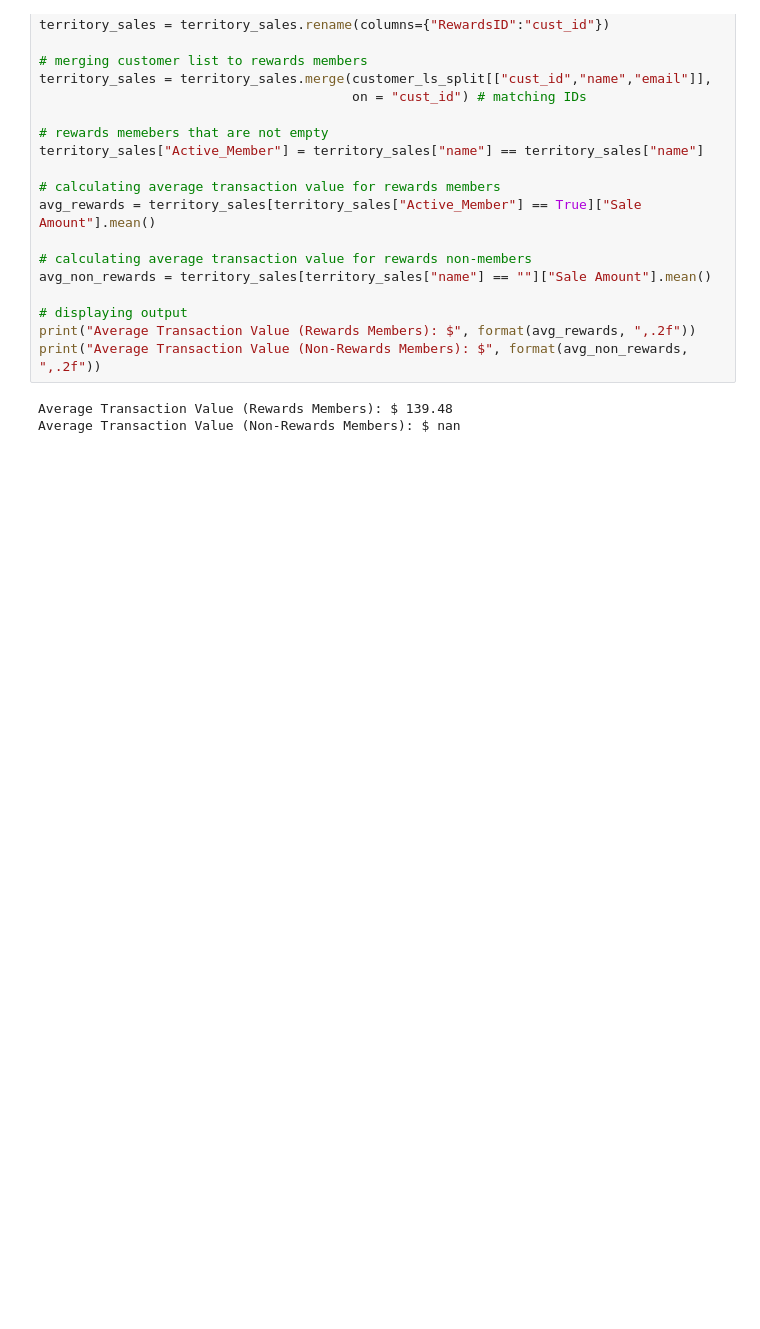
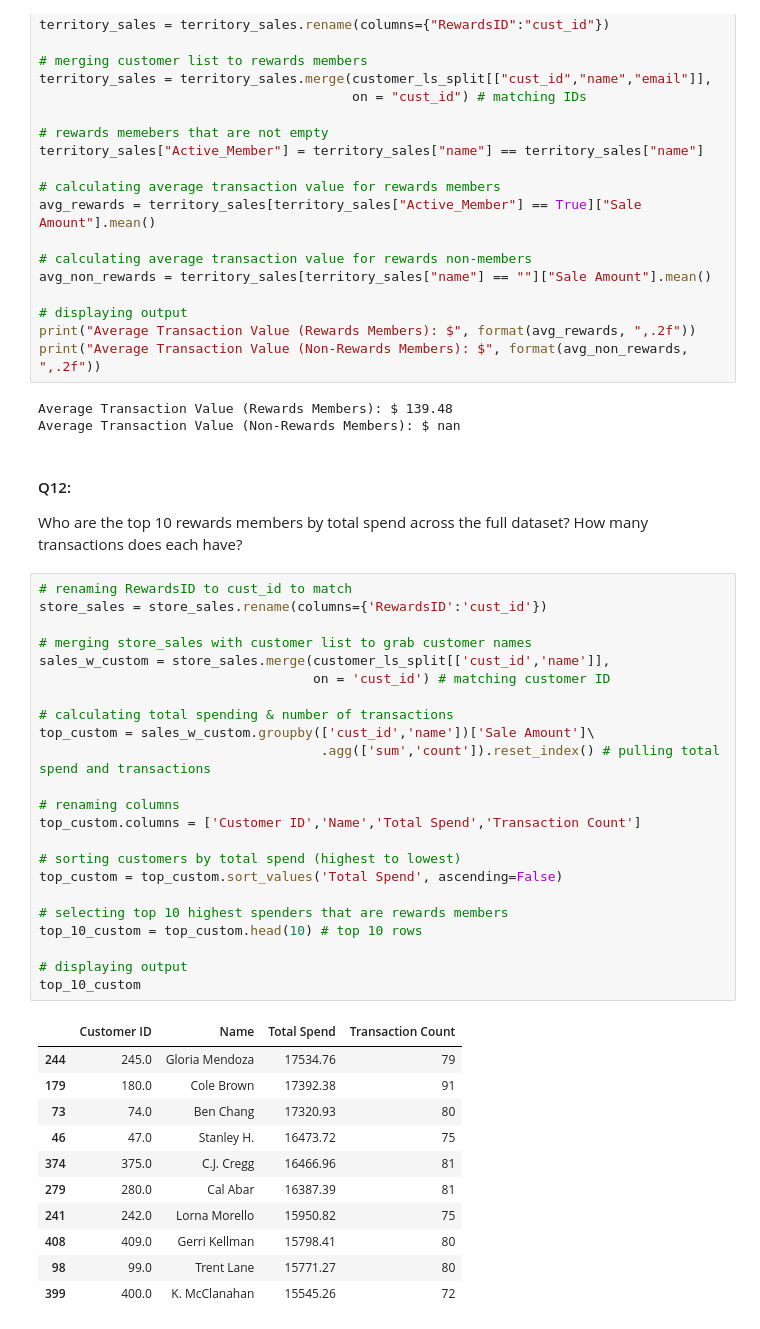
Before and after one commit to anchan-hm/Capstone_2, a Jupyter notebook: Chanthadara_bonus_analysis.ipynb, the cells around one changed output. Drawn from its saved outputs; the diff is of its cells as text; blank space fills up the shorter version.

```diff
--- a/Chanthadara_bonus_analysis.ipynb
+++ b/Chanthadara_bonus_analysis.ipynb
@@ -601,3 +601,41 @@ print("Average Transaction Value (Non-Rewards Members): $", format(avg_non_rewar
 # %% [output]
 Average Transaction Value (Rewards Members): $ 139.48
 Average Transaction Value (Non-Rewards Members): $ nan
+# %% [markdown]
+#### Q12:
+Who are the top 10 rewards members by total spend across the full dataset? How many transactions does each have?
+# %%
+# renaming RewardsID to cust_id to match
+store_sales = store_sales.rename(columns={'RewardsID':'cust_id'})
+
+# merging store_sales with customer list to grab customer names
+sales_w_custom = store_sales.merge(customer_ls_split[['cust_id','name']],
+                                   on = 'cust_id') # matching customer ID
+
+# calculating total spending & number of transactions
+top_custom = sales_w_custom.groupby(['cust_id','name'])['Sale Amount']\
+                                    .agg(['sum','count']).reset_index() # pulling total spend and transactions
+
+# renaming columns
+top_custom.columns = ['Customer ID','Name','Total Spend','Transaction Count']
+
+# sorting customers by total spend (highest to lowest)
+top_custom = top_custom.sort_values('Total Spend', ascending=False)
+
+# selecting top 10 highest spenders that are rewards members
+top_10_custom = top_custom.head(10) # top 10 rows
+
+# displaying output
+top_10_custom
+# %% [output]
+|  | Customer ID | Name | Total Spend | Transaction Count |
+| 244 | 245.0 | Gloria Mendoza | 17534.76 | 79 |
+| 179 | 180.0 | Cole Brown | 17392.38 | 91 |
+| 73 | 74.0 | Ben Chang | 17320.93 | 80 |
+| 46 | 47.0 | Stanley H. | 16473.72 | 75 |
+| 374 | 375.0 | C.J. Cregg | 16466.96 | 81 |
+| 279 | 280.0 | Cal Abar | 16387.39 | 81 |
+| 241 | 242.0 | Lorna Morello | 15950.82 | 75 |
+| 408 | 409.0 | Gerri Kellman | 15798.41 | 80 |
+| 98 | 99.0 | Trent Lane | 15771.27 | 80 |
+| 399 | 400.0 | K. McClanahan | 15545.26 | 72 |
```
Also changed, not shown: parts of 8 cells of this notebook.
